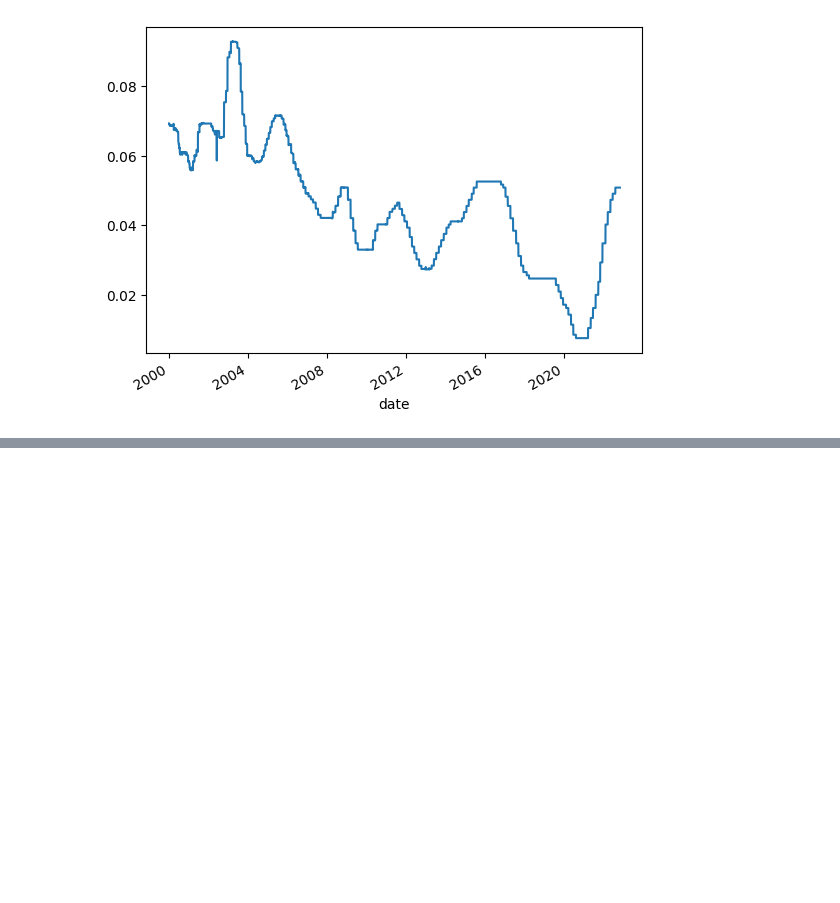
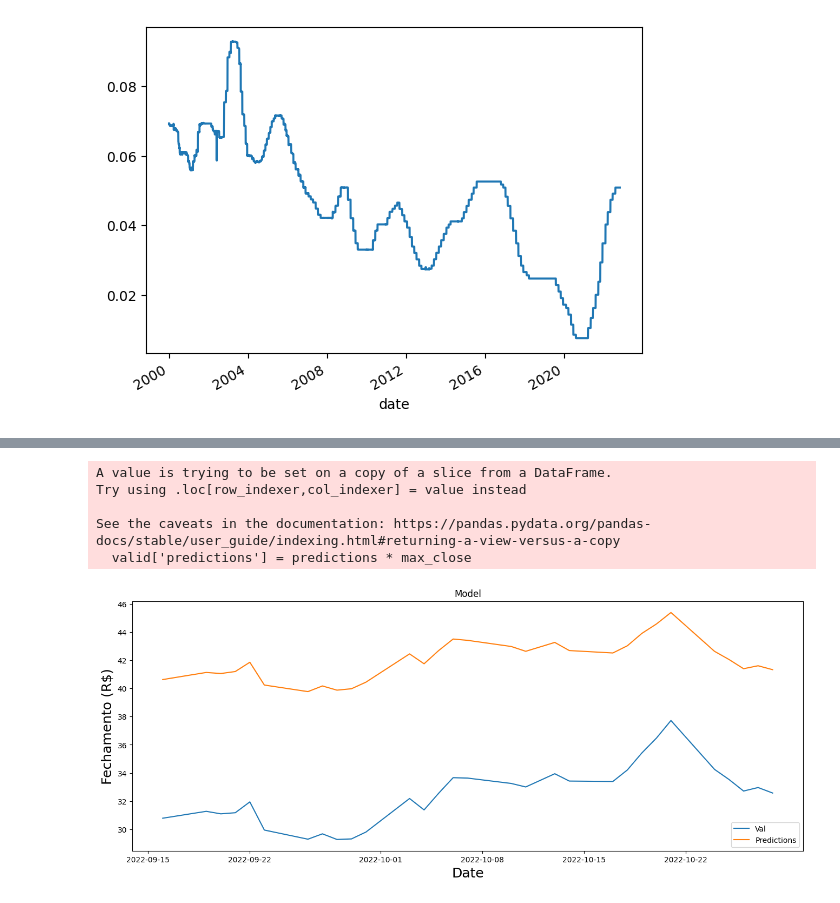
Before and after one commit to xxbielxd/Modelo-de-Predi-o-da-Bolsa-de-Valores, a Jupyter notebook: script.ipynb, the cells around one changed output, grey strips where cells are left out. Saved outputs shown, nothing was run; the diff lists cells and outputs as text; code cells hidden in the pictures; blank space fills up the shorter version.

Commit message:
novos requirimentos, gerei o modelo estatístico LSTM

```diff
--- a/script.ipynb
+++ b/script.ipynb
@@ -316,10 +292,25 @@ array([[0.03467192, 0.72279999, 0.5719911 , ..., 0.5719911 , 0.5719911 ,
+# %%
+# Separar treino e teste
+from sklearn.model_selection import train_test_split
+
+X = petr_dados_formatado.drop(["close"],axis=1)
+y = petr_dados_formatado[["close"]]
+
+training_data_len = int(np.ceil( len(petr_dados_formatado) * .80 ))
+
+X_train = X[:training_data_len]
+X_test = X[training_data_len:]
+y_train = y[:training_data_len]
+y_test = y[training_data_len:]
+
+#X_train, X_test, y_train, y_test = train_test_split(X, y, test_size=0.20, random_state=42)
 # %%
 from keras.models import Sequential
 from keras.layers import Dense, LSTM
 
 # Build the LSTM model
 model = Sequential()
-model.add(LSTM(128, return_sequences=True, input_shape= (x_train.shape[1], 1)))
+model.add(LSTM(128, return_sequences=True, input_shape= (X_train.shape[1], 1)))
 model.add(LSTM(64, return_sequences=False))
 model.add(Dense(25))
 model.add(Dense(1))
@@ -328,4 +319,4 @@ model.add(Dense(1))
 model.compile(optimizer='adam', loss='mean_squared_error')
 
 # Train the model
-model.fit(x_train, y_train, batch_size=1, epochs=1)
+model.fit(X_train, y_train, batch_size=50, epochs=500)
@@ -331,0 +371,19 @@ model.fit(x_train, y_train, batch_size=1, epochs=1)
+# %%
+# plotar o resultado dos testes
+total = petr_dados_formatado.shape[0]
+diasAnteriores = 30
+predictions = model.predict(petr_dados_formatado[total-diasAnteriores:])
+#train = petr_dados[:200]
+valid = petr_dados[total-diasAnteriores:]
+valid['predictions'] = predictions * max_close
+# Visualize the data
+plt.figure(figsize=(16,6))
+plt.title('Model')
+plt.xlabel('Date', fontsize=18)
+plt.ylabel('Fechamento (R$)', fontsize=18)
+#plt.plot(train['Close'])
+plt.plot(valid[['close', 'predictions']])
+plt.legend([ 'Val', 'Predictions'], loc='lower right')
+plt.show()
+valid
+# %% [output]
@@ -331,0 +391,6 @@ model.fit(x_train, y_train, batch_size=1, epochs=1)
+A value is trying to be set on a copy of a slice from a DataFrame.
+Try using .loc[row_indexer,col_indexer] = value instead
+
+See the caveats in the documentation: https://pandas.pydata.org/pandas-docs/stable/user_guide/indexing.html#returning-a-view-versus-a-copy
+  valid['predictions'] = predictions * max_close
+[figure, added]
```
Also changed, not shown: parts of 12 cells of this notebook, 1 other file.
